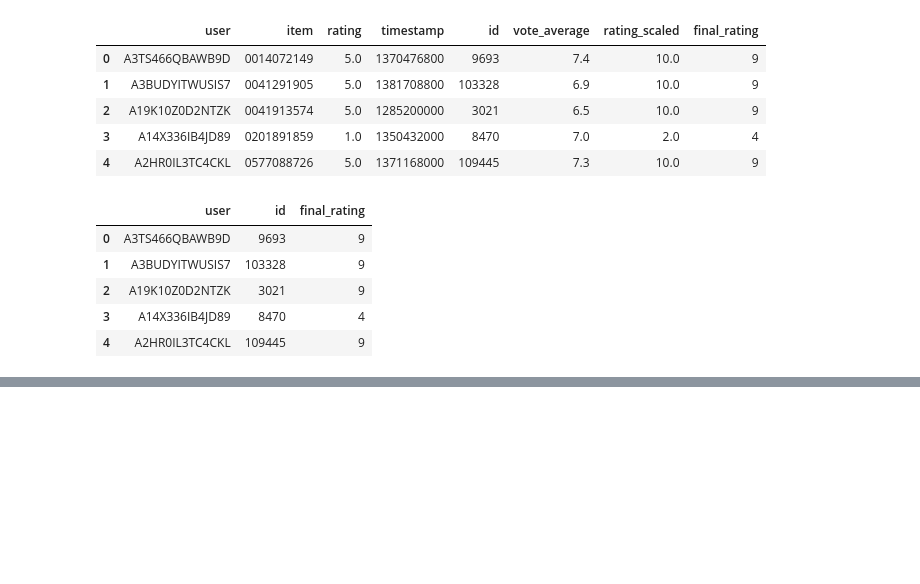
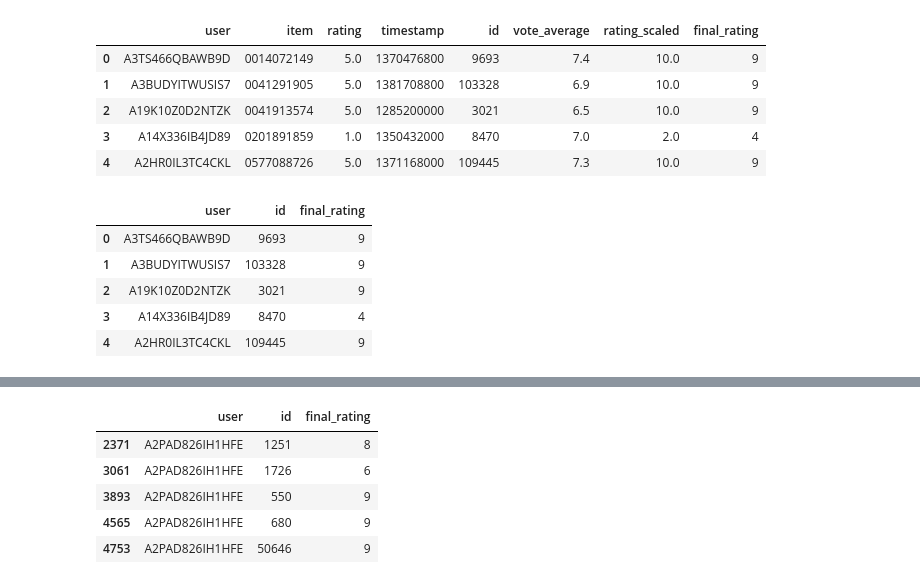
Before and after one commit to adityamurti/Streamlit_Recommendation-System, a Jupyter notebook: user.ipynb, the cells around one changed output, grey strips where cells are left out. Cells and saved outputs as stored; diff of their text form; code cells hidden in the pictures; blank space fills up the shorter version.

```diff
--- a/user.ipynb
+++ b/user.ipynb
@@ -90,0 +152,9 @@ df_ratings.to_csv("user_movie_ratings_transformed.csv", index=False)
+# %%
+df_ratings[df_ratings["user"] == 'A2PAD826IH1HFE'].head()
+# %% [output]
+|  | user | id | final_rating |
+| 2371 | A2PAD826IH1HFE | 1251 | 8 |
+| 3061 | A2PAD826IH1HFE | 1726 | 6 |
+| 3893 | A2PAD826IH1HFE | 550 | 9 |
+| 4565 | A2PAD826IH1HFE | 680 | 9 |
+| 4753 | A2PAD826IH1HFE | 50646 | 9 |
```
Also changed, not shown: parts of 4 cells of this notebook, 1 other file.
